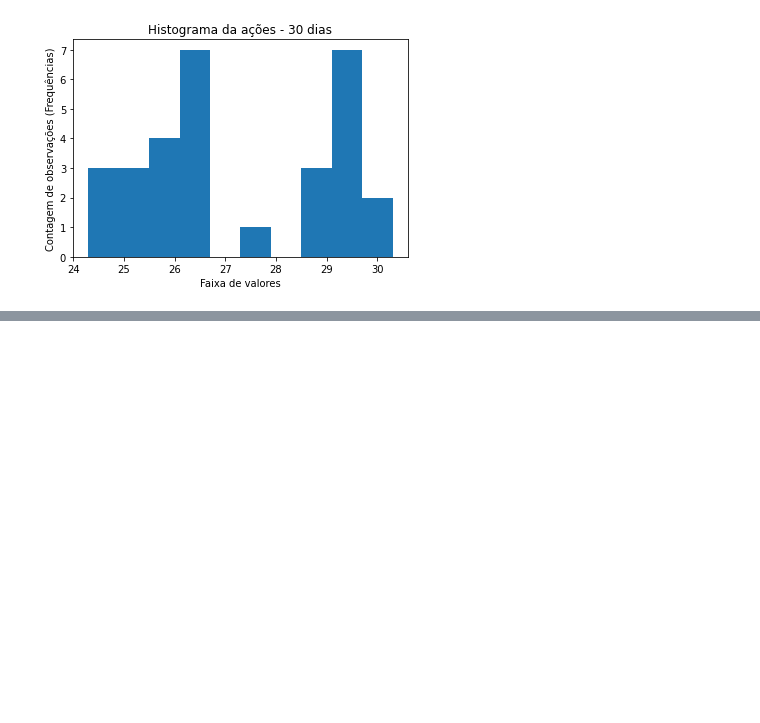
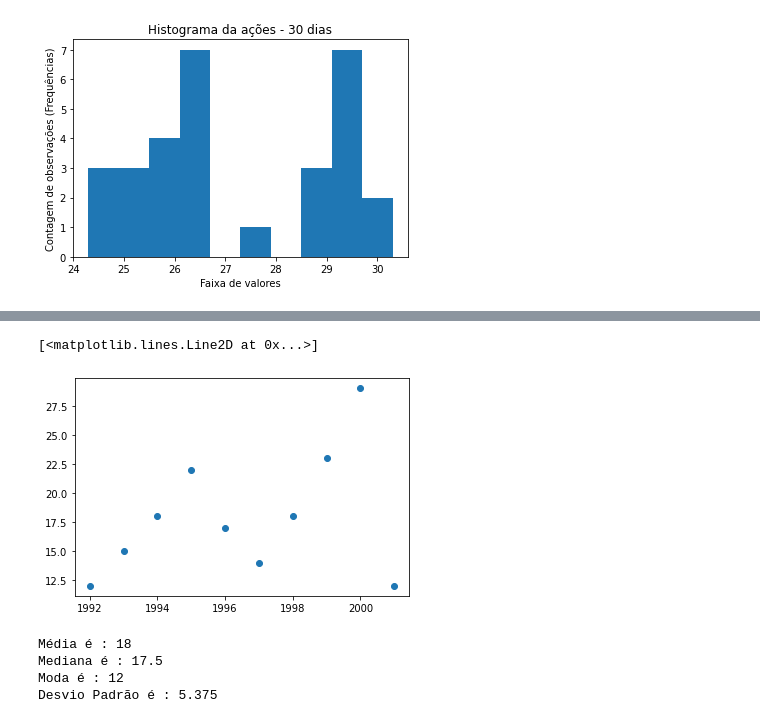
Before and after one commit to EloneSampaio/DataScience, a Jupyter notebook: CursoDeEstatisticaPython/medidasDePosicao.ipynb, the cells around one changed output, grey strips where cells are left out. Drawn from its saved outputs; the diff is of its cells as text; code cells hidden in the pictures; blank space fills up the shorter version.

```diff
--- a/CursoDeEstatisticaPython/medidasDePosicao.ipynb
+++ b/CursoDeEstatisticaPython/medidasDePosicao.ipynb
@@ -454,0 +553,22 @@ Text(0, 0.5, 'Contagem de observações (Frequências)')
+# %%
+dados = np.array([[1992,1993,1994,1995,1996,1997,1998,1999,2000,2001],[12,15,18,22,17,14,18,23,29,12]],dtype='object')
+
+plt.plot(dados[0],dados[1],'o')
+# %% [output]
+[<matplotlib.lines.Line2D at 0x...>]
+[figure, added]
+# %%
+media = sts.mean(dados[1])
+mediana = sts.median(dados[1])
+moda = sts.mode(dados[1])
+desvio = sts.stdev(dados[1])
+
+print('Média é :', media)
+print('Mediana é :', mediana)
+print('Moda é :', moda)
+print('Desvio Padrão é :', round(desvio,3))
+# %% [output]
+Média é : 18
+Mediana é : 17.5
+Moda é : 12
+Desvio Padrão é : 5.375
```
Also changed, not shown: parts of 55 cells of this notebook, 9 other files.
